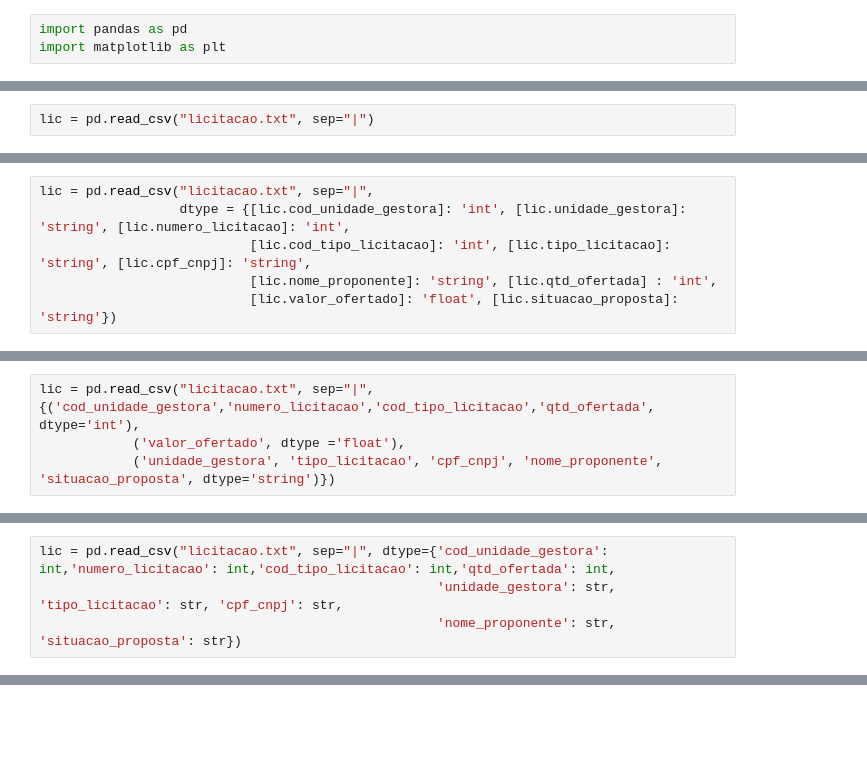
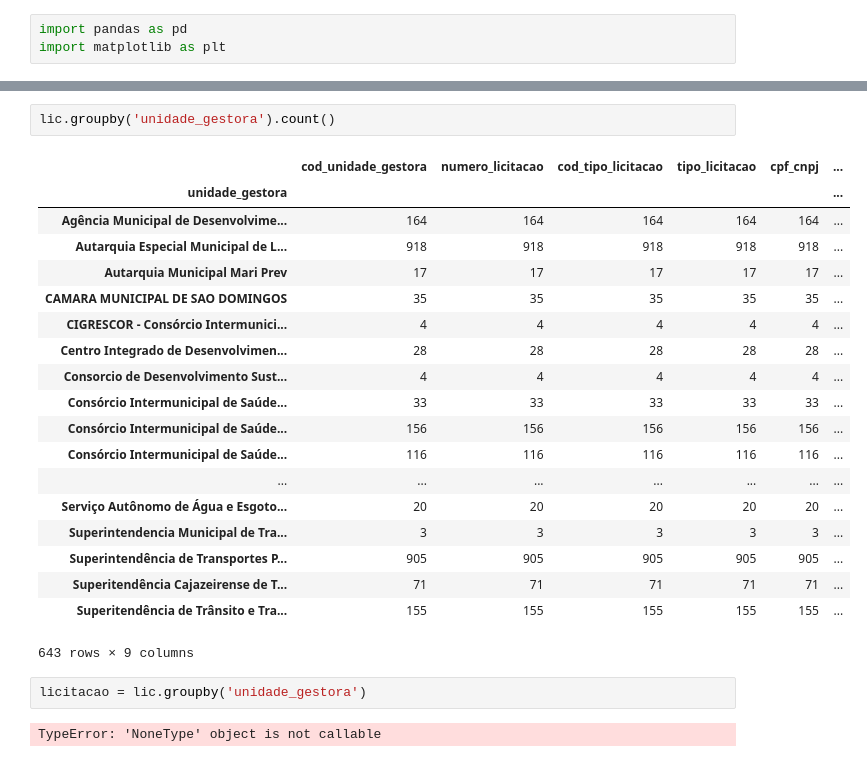
Before and after one commit to labdados/tec-cid, a Jupyter notebook: analise/junho/junho01.ipynb, the cells around one changed output, grey strips where cells are left out. Cells and saved outputs as stored; diff of their text form; blank space fills up the shorter version.

Commit message:
sem bug dtype

```diff
--- a/analise/junho/junho01.ipynb
+++ b/analise/junho/junho01.ipynb
@@ -19,2 +7,0 @@ SyntaxError: invalid syntax (<ipython-input-22-62930128ade7>, line 2)
-# %%
-lic = pd.read_csv("licitacao.txt", sep="|")
@@ -53,9 +19,3 @@ qtd_ofertada           float64
 valor_ofertado         float64
 situacao_proposta       object
 dtype: object
-# %%
-lic = pd.read_csv("licitacao.txt", sep="|",
-                  dtype = {[lic.cod_unidade_gestora]: 'int', [lic.unidade_gestora]: 'string', [lic.numero_licitacao]: 'int',
-                           [lic.cod_tipo_licitacao]: 'int', [lic.tipo_licitacao]: 'string', [lic.cpf_cnpj]: 'string',
-                           [lic.nome_proponente]: 'string', [lic.qtd_ofertada] : 'int',
-                           [lic.valor_ofertado]: 'float', [lic.situacao_proposta]: 'string'})
@@ -64,4 +21,0 @@ TypeError: unhashable type: 'list'
-# %%
-lic = pd.read_csv("licitacao.txt", sep="|", {('cod_unidade_gestora','numero_licitacao','cod_tipo_licitacao','qtd_ofertada', dtype='int'),
-            ('valor_ofertado', dtype ='float'),
-            ('unidade_gestora', 'tipo_licitacao', 'cpf_cnpj', 'nome_proponente', 'situacao_proposta', dtype='string')})
@@ -70,4 +21,0 @@ SyntaxError: invalid syntax (<ipython-input-34-154db560cb63>, line 1)
-# %%
-lic = pd.read_csv("licitacao.txt", sep="|", dtype={'cod_unidade_gestora': int,'numero_licitacao': int,'cod_tipo_licitacao': int,'qtd_ofertada': int,
-                                                   'unidade_gestora': str, 'tipo_licitacao': str, 'cpf_cnpj': str,
-                                                   'nome_proponente': str, 'situacao_proposta': str})
@@ -110,0 +22,26 @@ lic
+# %%
+lic.groupby('unidade_gestora').count()
+# %% [output]
+|  | cod_unidade_gestora | numero_licitacao | cod_tipo_licitacao | tipo_licitacao | cpf_cnpj | ... |
+| unidade_gestora |  |  |  |  |  | ... |
+| Agência Municipal de Desenvolvime... | 164 | 164 | 164 | 164 | 164 | ... |
+| Autarquia Especial Municipal de L... | 918 | 918 | 918 | 918 | 918 | ... |
+| Autarquia Municipal Mari Prev | 17 | 17 | 17 | 17 | 17 | ... |
+| CAMARA MUNICIPAL DE SAO DOMINGOS | 35 | 35 | 35 | 35 | 35 | ... |
+| CIGRESCOR - Consórcio Intermunici... | 4 | 4 | 4 | 4 | 4 | ... |
+| Centro Integrado de Desenvolvimen... | 28 | 28 | 28 | 28 | 28 | ... |
+| Consorcio de Desenvolvimento Sust... | 4 | 4 | 4 | 4 | 4 | ... |
+| Consórcio Intermunicipal de Saúde... | 33 | 33 | 33 | 33 | 33 | ... |
+| Consórcio Intermunicipal de Saúde... | 156 | 156 | 156 | 156 | 156 | ... |
+| Consórcio Intermunicipal de Saúde... | 116 | 116 | 116 | 116 | 116 | ... |
+| ... | ... | ... | ... | ... | ... | ... |
+| Serviço Autônomo de Água e Esgoto... | 20 | 20 | 20 | 20 | 20 | ... |
+| Superintendencia Municipal de Tra... | 3 | 3 | 3 | 3 | 3 | ... |
+| Superintendência de Transportes P... | 905 | 905 | 905 | 905 | 905 | ... |
+| Superitendência Cajazeirense de T... | 71 | 71 | 71 | 71 | 71 | ... |
+| Superitendência de Trânsito e Tra... | 155 | 155 | 155 | 155 | 155 | ... |
+643 rows × 9 columns
+# %%
+licitacao = lic.groupby('unidade_gestora')
+# %% [output]
+TypeError: 'NoneType' object is not callable
```
Also changed, not shown: parts of 11 cells of this notebook.
